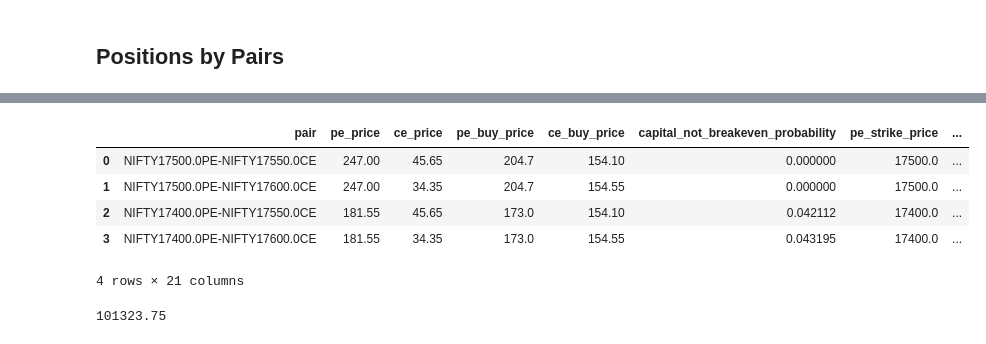
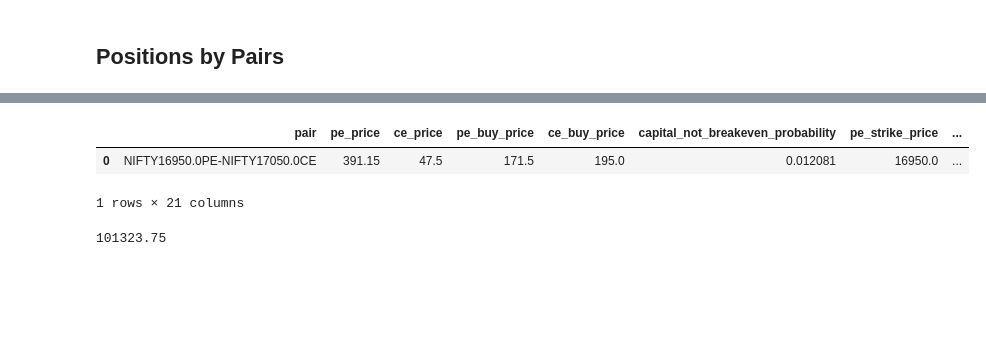
Before and after one commit to shayanrc/Mid-Covid-Market-Analysis, a Jupyter notebook: Position Analysis.ipynb, the cells around one changed output, grey strips where cells are left out. Drawn from its saved outputs; the diff is of its cells as text; code cells hidden in the pictures; blank space fills up the shorter version.

```diff
--- a/Position Analysis.ipynb
+++ b/Position Analysis.ipynb
@@ -128,0 +113,21 @@ positions_df = positions_df[positions_df.expiry>dt.datetime.today()]
+# %%
+for idx, contract in positions_df[['underlying', 'expiry', 'option_type', 'strike_price', 'lot_size']].iterrows():
+#     contract = contract_row[1]
+
+    if contract['underlying'] in indices:
+        instrument_type = 'OPTIDX'
+        symbol = contract['underlying']
+    else:
+        instrument_type = 'OPTSTK'
+        symbol = company_symbol_lookup[contract['underlying']]
+
+    contract_quote = nsepy.get_quote(symbol=symbol, series='EQ', instrument=instrument_type, expiry=contract['expiry'], strike=contract['strike_price'], option_type=contract['option_type'])
+    positions_df.loc[idx, 'lot_size'] = float(contract_quote['data'][0]['marketLot'])
+    positions_df.loc[idx, 'last_price'] = float(contract_quote['data'][0]['lastPrice'])
+
+
+positions_df['cost'] = positions_df.qty*positions_df.avg_price
+
+positions_df['value'] = positions_df.qty*positions_df.last_price
+
+positions_df = positions_df[positions_df.expiry>dt.datetime.today()]
@@ -221,2 +265,0 @@ NIFTY17400CE_16-Dec NIFTY16850PE_16-Dec
-# %%
-DATA_ROOT = 'QmVmo99nn2wMjShNGi5CDPEqzRWtYxWRrjD5XTsfQiCZD3'
@@ -222,0 +270,5 @@ DATA_ROOT = 'QmVmo99nn2wMjShNGi5CDPEqzRWtYxWRrjD5XTsfQiCZD3'
+# %%
+# DATA_ROOT = 'QmVmo99nn2wMjShNGi5CDPEqzRWtYxWRrjD5XTsfQiCZD3'
+with open("datastore/nse.dataroot") as f:
+    DATA_ROOT = f.readline()
+DATA_ROOT
@@ -341,5 +410,5 @@ position_group
 # %%
-ce_positions, pe_positions = evaluate_postions(position_group, delta_df, underlying_price=17245)
+ce_positions, pe_positions = evaluate_postions(position_group, delta_df, underlying_price=16600)
 # %%
 pe_positions
 # %% [output]
@@ -355,14 +422,11 @@ ce_positions
 # %%
 position_pairs_df = generate_pairs(pe_positions, ce_positions)
 # %%
-evaluate_pairs(position_pairs_df, underlying_close=17245, delta_df=delta_df)
+evaluate_pairs(position_pairs_df, underlying_close=, delta_df=delta_df)
 # %% [output]
 |  | pair | pe_price | ce_price | pe_buy_price | ce_buy_price | capital_not_breakeven_probability | pe_strike_price | ... |
-| 0 | NIFTY17500.0PE-NIFTY17550.0CE | 247.00 | 45.65 | 204.7 | 154.10 | 0.000000 | 17500.0 | ... |
-| 1 | NIFTY17500.0PE-NIFTY17600.0CE | 247.00 | 34.35 | 204.7 | 154.55 | 0.000000 | 17500.0 | ... |
-| 2 | NIFTY17400.0PE-NIFTY17550.0CE | 181.55 | 45.65 | 173.0 | 154.10 | 0.042112 | 17400.0 | ... |
-| 3 | NIFTY17400.0PE-NIFTY17600.0CE | 181.55 | 34.35 | 173.0 | 154.55 | 0.043195 | 17400.0 | ... |
+| 0 | NIFTY16950.0PE-NIFTY17050.0CE | 391.15 | 47.5 | 171.5 | 195.0 | 0.012081 | 16950.0 | ... |
-4 rows × 21 columns
+1 rows × 21 columns
 # %%
 positions_df.cost.sum()
 # %% [output]
```
Also changed, not shown: parts of 61 cells of this notebook.
